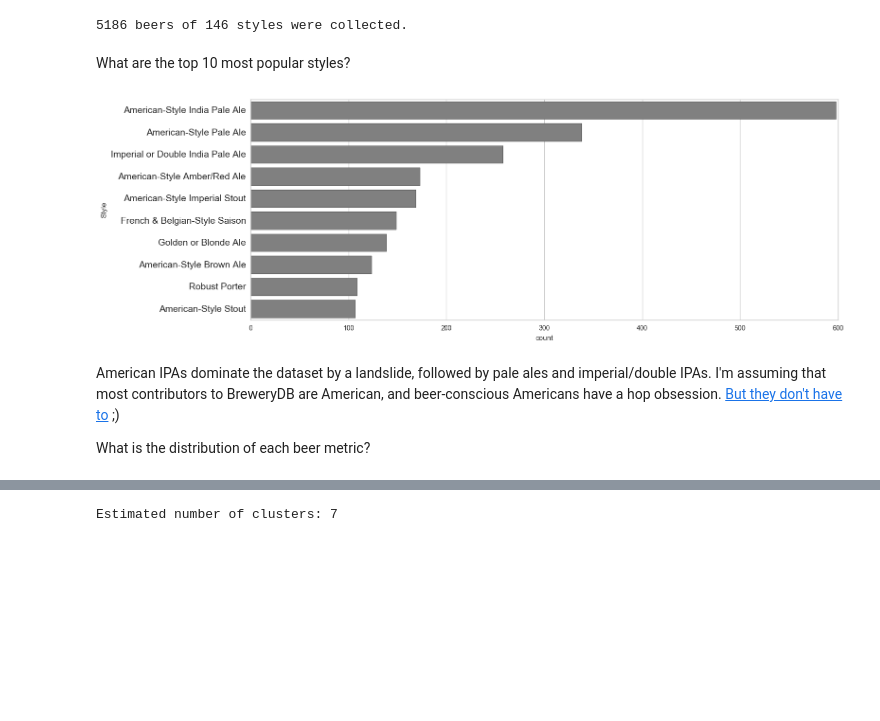
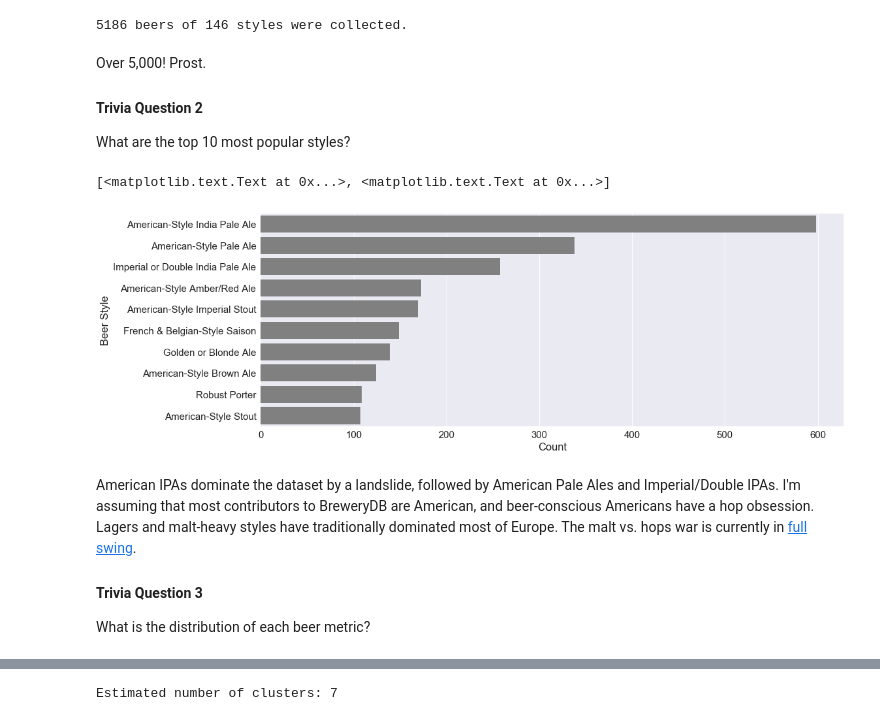
Before and after one commit to mrstepanovic/suds, a Jupyter notebook: beer_clustering.ipynb, the cells around one changed output, grey strips where cells are left out. Drawn from its saved outputs; the diff is of its cells as text; code cells hidden in the pictures; blank space fills up the shorter version.

```diff
--- a/beer_clustering.ipynb
+++ b/beer_clustering.ipynb
@@ -30,7 +30,8 @@ import matplotlib.pyplot as plt
 import seaborn as sns
 %matplotlib inline
 # %%
-# Add your API key here.
+# Add your BreweryDB API key here.
+#c7638c9e8a98b169c092481ba409bd9f
 API_KEY = "c7638c9e8a98b169c092481ba409bd9f"
 URL = "http://api.brewerydb.com/v2/beers/"
 
@@ -38,7 +39,9 @@ URL = "http://api.brewerydb.com/v2/beers/"
 params = dict(key=API_KEY, withBreweries='Y')
 
 # Attempt to download 10,000 randomly-chosen beers from the database.
-beer_data = bdb_utils.download_data(URL, params, 1000000, False)
+beer_data = bdb_utils.download_data(URL, params, 10000, False)
+
+# Also, save the data to a .csv for safe keeping offline.
 beer_data.to_csv("beer_data_10k.csv")
 # %% [output]
 Downloading (5514 of 1000000)
@@ -57,22 +60,27 @@ print("{} beers of {} styles were collected.".format(number_of_beers, number_of_
 # %% [output]
 5186 beers of 146 styles were collected.
 # %% [markdown]
+Over 5,000! Prost.
+
+#### Trivia Question 2
 What are the top 10 most popular styles?
 # %%
-sns.set_style("whitegrid")
+def top_n_styles(n):
+    return pd.value_counts(beer_data['Style']).iloc[:n].index
+top_ten = top_n_styles(10)
 
+sns.set(font_scale = 1.5)
 fig1 = plt.figure(figsize=(16, 6))
-ax = sns.countplot(y="Style",
-                   data=beer_data,
-                   color='gray',
-                   order=pd.value_counts(beer_data['Style']).iloc[:10].index)
 
-ax.set_yticklabels(ax.get_yticklabels(), fontsize=14);
+ax = sns.countplot(y="Style", data=beer_data, color='gray', order=top_ten)
+ax.set(xlabel='Count', ylabel='Beer Style')
 # %% [output]
+[<matplotlib.text.Text at 0x...>, <matplotlib.text.Text at 0x...>]
-[figure, old version]
+[figure, new version]
 # %% [markdown]
-American IPAs dominate the dataset by a landslide, followed by pale ales and imperial/double IPAs. I'm assuming that most contributors to BreweryDB are American, and beer-conscious Americans have a hop obsession. [But they don't have to](http://www.sfexaminer.com/stop-pretending-like-ipas/) ;)
+American IPAs dominate the dataset by a landslide, followed by American Pale Ales and Imperial/Double IPAs. I'm assuming that most contributors to BreweryDB are American, and beer-conscious Americans have a hop obsession. Lagers and malt-heavy styles have traditionally dominated most of Europe. The malt vs. hops war is currently in [full swing](http://www.sfexaminer.com/stop-pretending-like-ipas/).
 
+#### Trivia Question 3
 What is the distribution of each beer metric?
 # %%
 sns.set_style("whitegrid")
```
Also changed, not shown: parts of 17 cells of this notebook.
